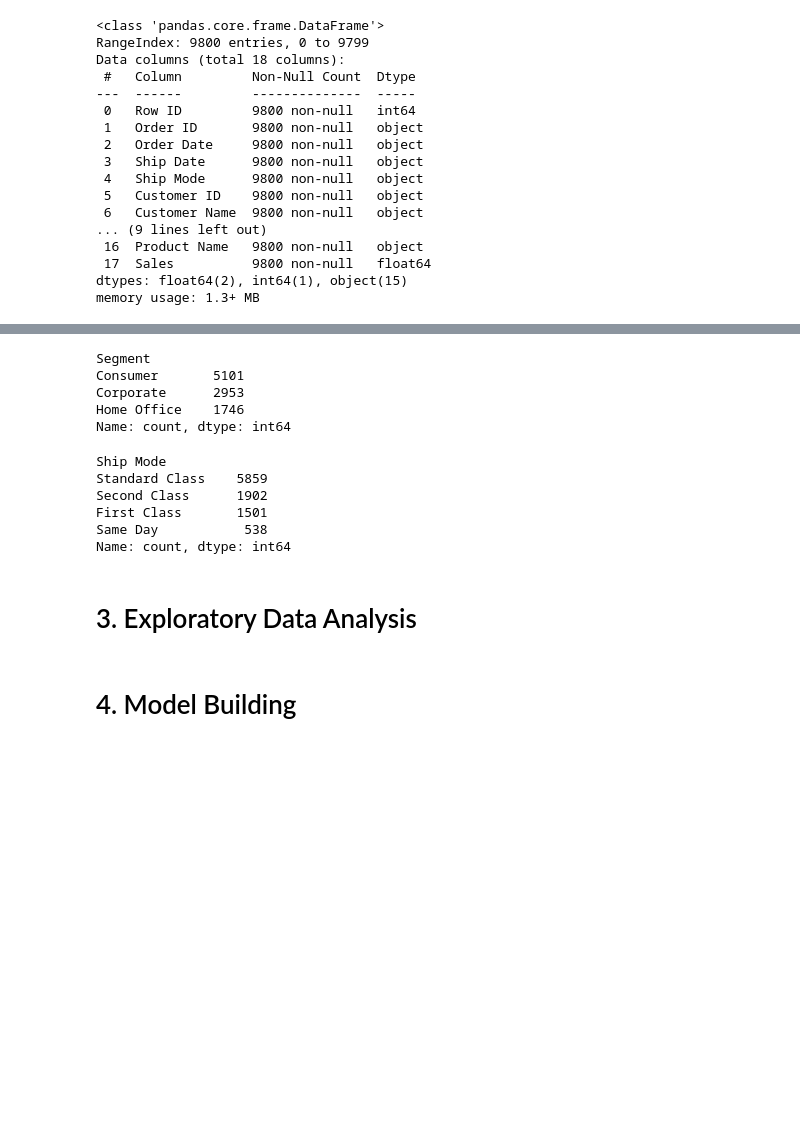
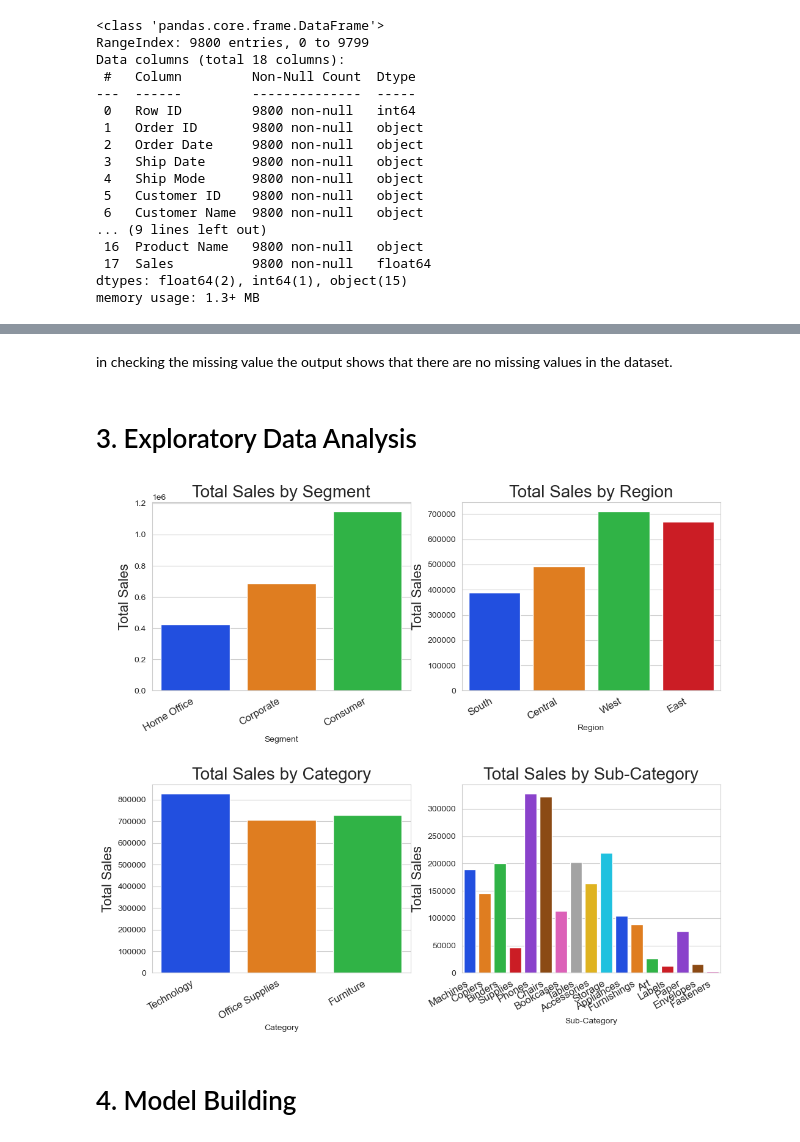
Before and after one commit to bibovaldez/Data-Analysis-Final-Req, a Jupyter notebook: Sales_Forecasting.ipynb, the cells around one changed output, grey strips where cells are left out. Saved outputs shown, nothing was run; the diff lists cells and outputs as text; code cells hidden in the pictures; blank space fills up the shorter version.

```diff
--- a/Sales_Forecasting.ipynb
+++ b/Sales_Forecasting.ipynb
@@ -80,0 +85,10 @@ base on the output of checking the data types, we can see that the data types of
+# %%
+# Date conversion
+df['Order Date'] = pd.to_datetime(df['Order Date'], dayfirst=True)
+df['Ship Date'] = pd.to_datetime(df['Ship Date'], dayfirst=True)
+
+# postal code conversion
+df['Postal Code'] = df['Postal Code'].astype(str)
+
+# checking the data
+df.info()
@@ -120,21 +136,28 @@ df[df.isnull().any(axis=1)]
-# %%
-df['Segment'].value_counts()
-# %% [output]
-Segment
-Consumer       5101
-Corporate      2953
-Home Office    1746
-Name: count, dtype: int64
-# %%
-df['Ship Mode'].value_counts()
-# %% [output]
-Ship Mode
-Standard Class    5859
-Second Class      1902
-First Class       1501
-Same Day           538
-Name: count, dtype: int64
+# %% [markdown]
+in checking the missing value the output shows that there are no missing values in the dataset.
 # %% [markdown]
 # 3. Exploratory Data Analysis
+# %%
+df = df.sort_values(by='Sales', ascending=False)
+
+sns.set_style("whitegrid")
+fig, axes = plt.subplots(2, 2, figsize=(12, 10))
+fig.subplots_adjust(hspace=0.5)
+
+# List of columns to plot
+columns = ['Segment', 'Region', 'Category', 'Sub-Category']
+
+# Create barplots for each column
+for i, column in enumerate(columns):
+    ax = axes[i // 2, i % 2]
+    sns.barplot(x=column, y='Sales', data=df, estimator=np.sum, errorbar=None, palette='bright', ax=ax)
+    ax.set_ylabel('Total Sales', fontsize=16)
+    ax.set_title(f'Total Sales by {column}', fontsize=20)
+    ax.set_xticklabels(ax.get_xticklabels(), rotation=30, ha='right', fontsize=12)
+
+# Display the plots
+plt.show()
+# %% [output]
+[figure, added]
 # %% [markdown]
 # 4. Model Building
```
Also changed, not shown: parts of 10 cells of this notebook.
